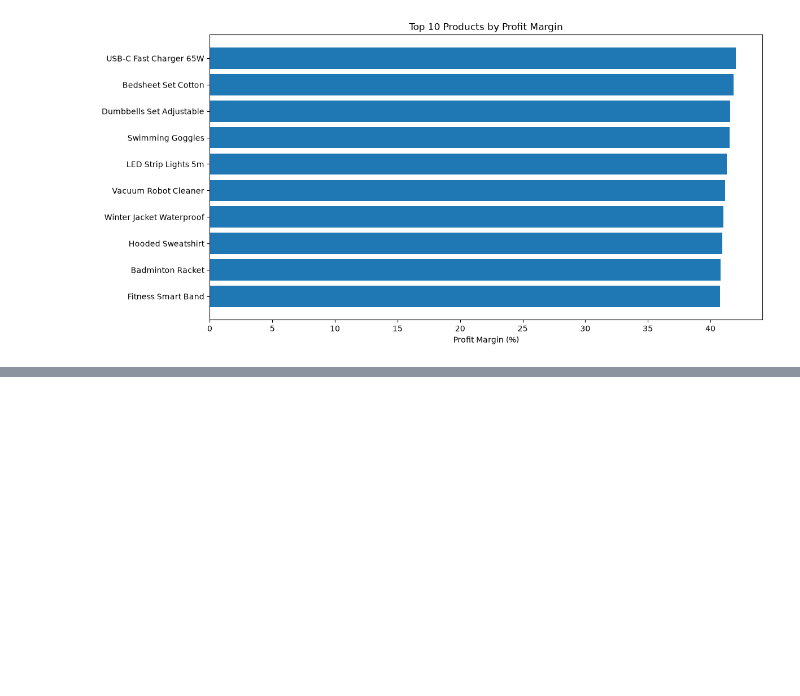
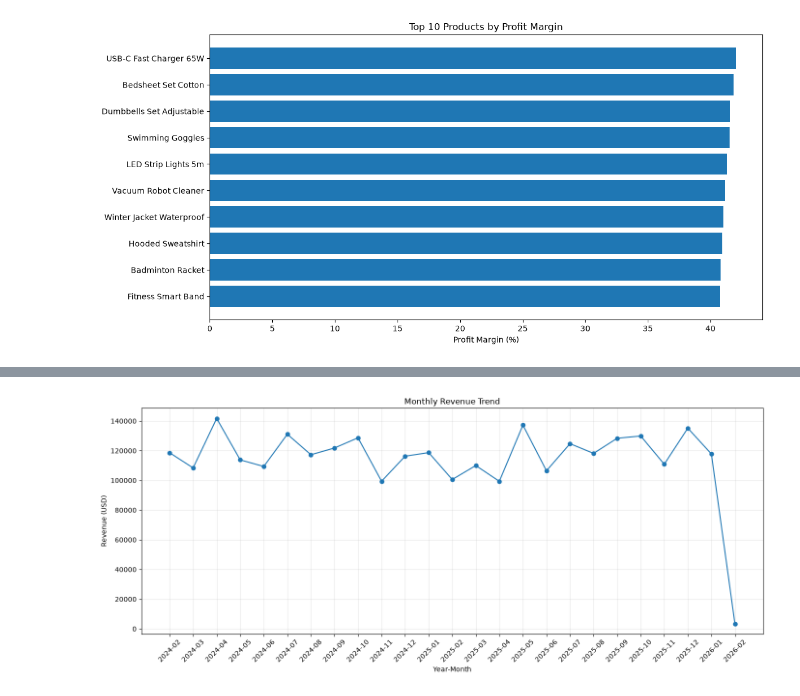
Before and after one commit to Suman-byte8/global-e-commerce-dataset-1M-records-2024-2026-analysis, a Jupyter notebook: notebooks/02_Exploratory_Data_Analysis.ipynb, the cells around one changed output, grey strips where cells are left out. Cells and saved outputs as stored; diff of their text form; code cells hidden in the pictures; blank space fills up the shorter version.

```diff
--- a/notebooks/02_Exploratory_Data_Analysis.ipynb
+++ b/notebooks/02_Exploratory_Data_Analysis.ipynb
@@ -820,0 +827,14 @@ plt.show()
+# %%
+completed_orders["year_month"] = (
+    completed_orders["order_date"]
+    .dt.to_period("M")
+    .astype(str)
+)
+# %%
+monthly_revenue = (
+    completed_orders
+    .groupby("year_month")["total_price_usd"]
+    .sum()
+)
+
+monthly_revenue
@@ -820,0 +859,20 @@ plt.show()
+# %%
+plt.figure(figsize=(14,6))
+
+plt.plot(
+    monthly_revenue.index,
+    monthly_revenue.values,
+    marker="o"
+)
+
+plt.title("Monthly Revenue Trend")
+plt.xlabel("Year-Month")
+plt.ylabel("Revenue (USD)")
+plt.xticks(rotation=45)
+
+plt.grid(alpha=0.3)
+plt.tight_layout()
+plt.savefig("../images/monthly_revenue_trend.png", dpi=300)
+plt.show()
+# %% [output]
+[figure, added]
```
Also changed, not shown: parts of 15 cells of this notebook, 4 other files.
